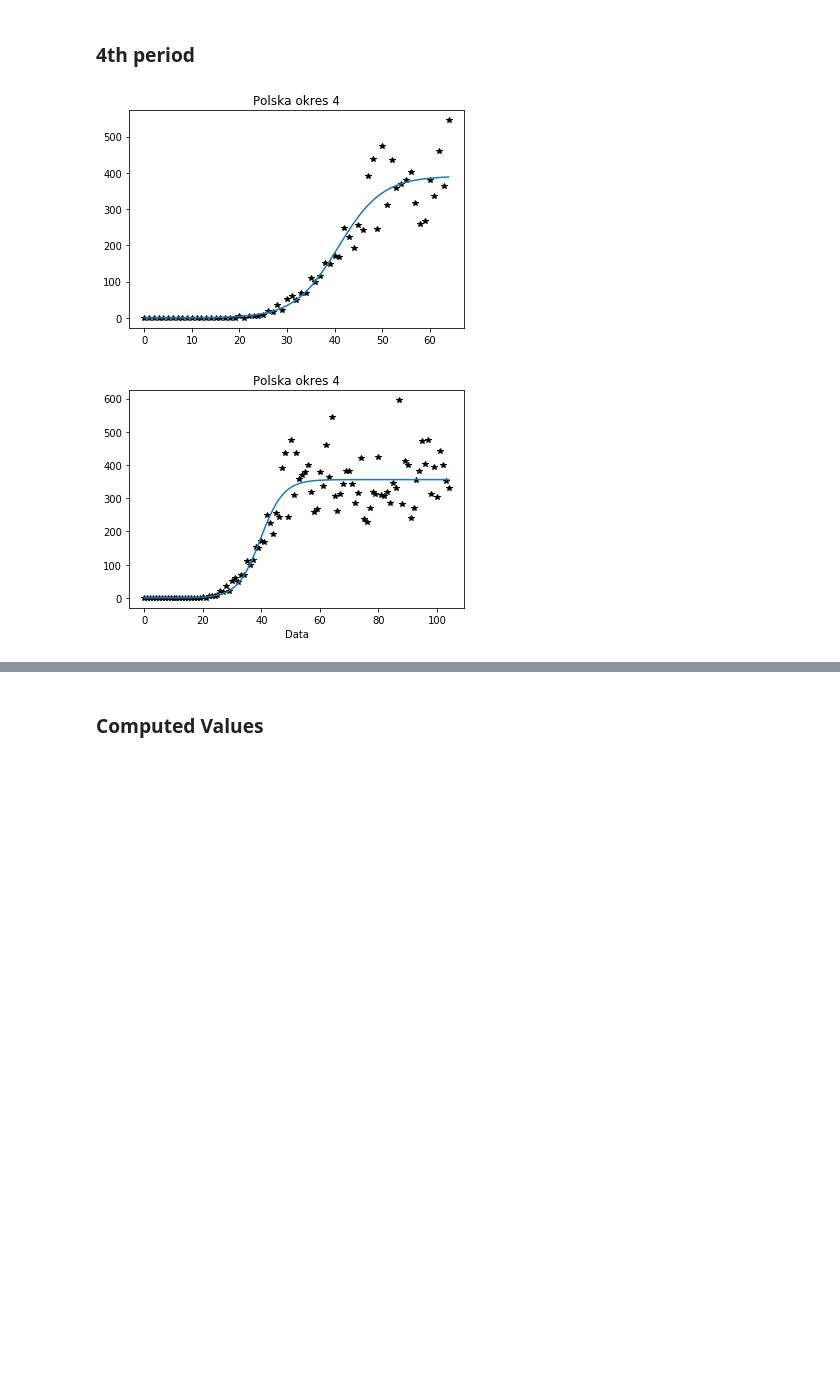
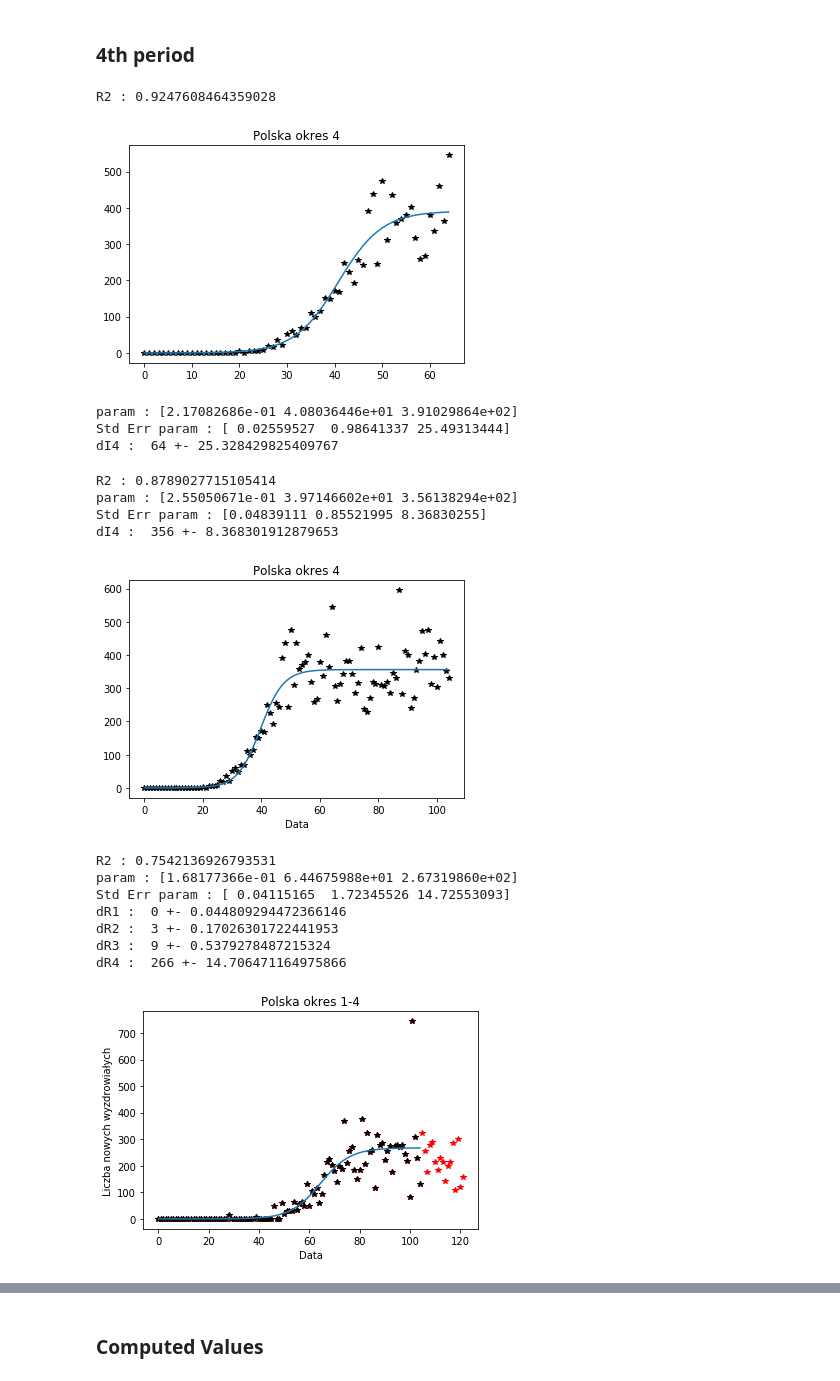
Before and after one commit to MarBry111/SIR_Poland_COVID19, a Jupyter notebook: SIR.ipynb, the cells around one changed output, grey strips where cells are left out. Drawn from its saved outputs; the diff is of its cells as text; code cells hidden in the pictures; blank space fills up the shorter version.

```diff
--- a/SIR.ipynb
+++ b/SIR.ipynb
@@ -261,10 +333,23 @@ plt.plot(x,y,'k*')
 #plt.plot(x,my_gauss(x,pg))
 plt.plot(x,my_sigmoid(x,ps))
 
+chi, pval = chisquare(y, my_sigmoid(x,ps),len(ps))
+R2 = r2_score(y, my_sigmoid(x,ps))
+print('R2 :', R2)
+
 plt.title('Polska okres 4')
 plt.show()
+
+param_error = np.sqrt(np.diag(param_cov_s))
+print('param :', ps)
+print('Std Err param :', param_error)
+print('dI4 : ',x[-1], '+-',sig_error(x[-1], ps, param_error))
 # %% [output]
+R2 : 0.9247608464359028
 [figure]
+param : [2.17082686e-01 4.08036446e+01 3.91029864e+02]
+Std Err param : [ 0.02559527  0.98641337 25.49313444]
+dI4 :  64 +- 25.328429825409767
 # %%
 y = Idaily[0:f3]
 x = np.arange(0,f3)
@@ -273,18 +358,82 @@ ps0=[0.15,45,500]
 pg0=[500, 2000, 300]
 pe, param_cov_e = curve_fit(my_exp, x, y)
 #pg, param_cov_g = curve_fit(my_gauss, x, y, p0=pg0, maxfev=2000)
-ps, param_cov_g = curve_fit(my_sigmoid, x, y, p0=ps0)
+ps, param_cov_s = curve_fit(my_sigmoid, x, y, p0=ps0)
 
 plt.plot(x,y,'k*')
 #plt.plot(x,my_exp(x,pe))
 #plt.plot(x,my_gauss(x,pg))
 plt.plot(x,my_sigmoid(x,ps))
 
+chi, pval = chisquare(y, my_sigmoid(x,ps),len(ps))
+R2 = r2_score(y, my_sigmoid(x,ps))
+print('R2 :', R2)
+
 plt.title('Polska okres 4')
 plt.xlabel('Data')
 plt.ylabel('')
 plt.savefig('images/poland_4.png', bbox_inches='tight')
 dI4=int(my_sigmoid(x[-1],ps))
+
+param_error = np.sqrt(np.diag(param_cov_s))
+print('param :', ps)
+print('Std Err param :', param_error)
+print('dI4 : ',dI4, '+-',sig_error(x[-1], ps, param_error))
 # %% [output]
+R2 : 0.8789027715105414
+param : [2.55050671e-01 3.97146602e+01 3.56138294e+02]
+Std Err param : [0.04839111 0.85521995 8.36830255]
+dI4 :  356 +- 8.368301912879653
 [figure]
+# %%
+y = Rdaily[:f3]
+x = np.arange(0,f3)
+
+pe, param_cov_e = curve_fit(my_exp, x, y)
+pg, param_cov_g = curve_fit(my_gauss, x, y, p0=p0)
+ps, param_cov_s = curve_fit(my_sigmoid, x, y, p0=ps0)
+
+plt.plot(Rdaily,'r*')
+plt.plot(x,y,'k*')
+#plt.plot(x,my_exp(x,pe))
+#plt.plot(x,my_gauss(x,pg))
+plt.plot(x,my_sigmoid(x,ps))
+
+chi, pval = chisquare(y, my_gauss(x,pg), len(pg))
+R2 = r2_score(y, my_gauss(x,pg))
+print('R2 :', R2)
+
+def gauss_error(x, pe, dpe):
+    a, m, s = pe
+    da, dm, ds = dpe
+    err = np.sqrt((my_gauss(x,pe)*da)**2+
+                 (my_gauss(x,pe)*(x-m)/s/s*dm)**2+
+                 (my_gauss(x,pe)*(x-m)**2/s/s/s*ds)**2)
+    return err
+
+plt.title('Polska okres 1-4')
+plt.xlabel('Data')
+plt.ylabel('Liczba nowych wyzdrowiałych')
+plt.savefig('images/poland_R.png', bbox_inches='tight')
+dR1=int(my_sigmoid(x[r0],ps))
+dR2=int(my_sigmoid(x[r1],ps))
+dR3=int(my_sigmoid(x[r2],ps))
+dR4=int(my_sigmoid(x[-1],ps))
+
+param_error = np.sqrt(np.diag(param_cov_s))
+print('param :', ps)
+print('Std Err param :', param_error)
+print('dR1 : ',dR1, '+-',sig_error(x[r0], ps, param_error))
+print('dR2 : ',dR2, '+-',sig_error(x[r1], ps, param_error))
+print('dR3 : ',dR3, '+-',sig_error(x[r2], ps, param_error))
+print('dR4 : ',dR4, '+-',sig_error(x[-1], ps, param_error))
+# %% [output]
+R2 : 0.7542136926793531
+param : [1.68177366e-01 6.44675988e+01 2.67319860e+02]
+Std Err param : [ 0.04115165  1.72345526 14.72553093]
+dR1 :  0 +- 0.044809294472366146
+dR2 :  3 +- 0.17026301722441953
+dR3 :  9 +- 0.5379278487215324
+dR4 :  266 +- 14.706471164975866
+[figure, added]
 # %%
```
Also changed, not shown: parts of 10 cells of this notebook.
